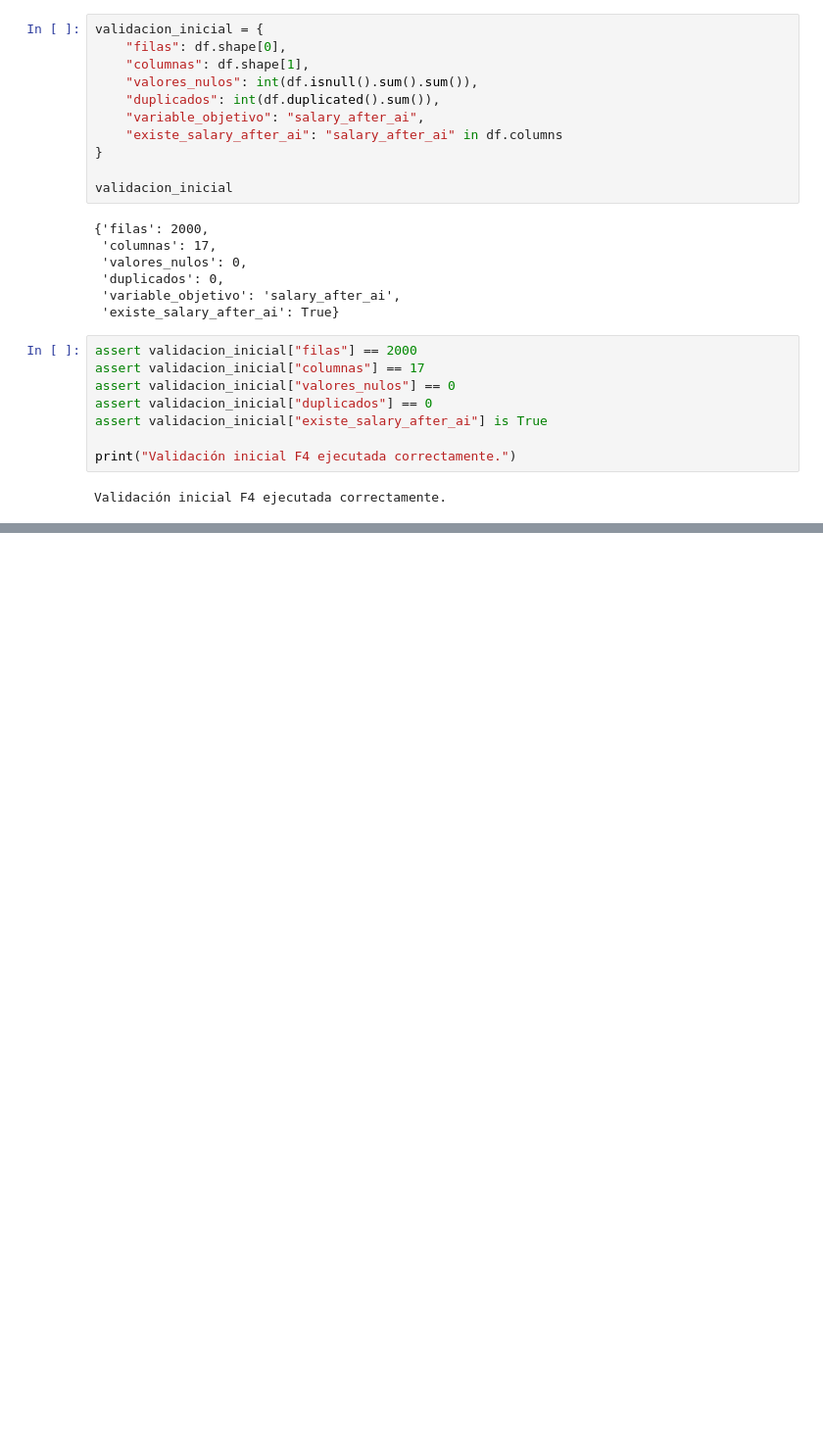
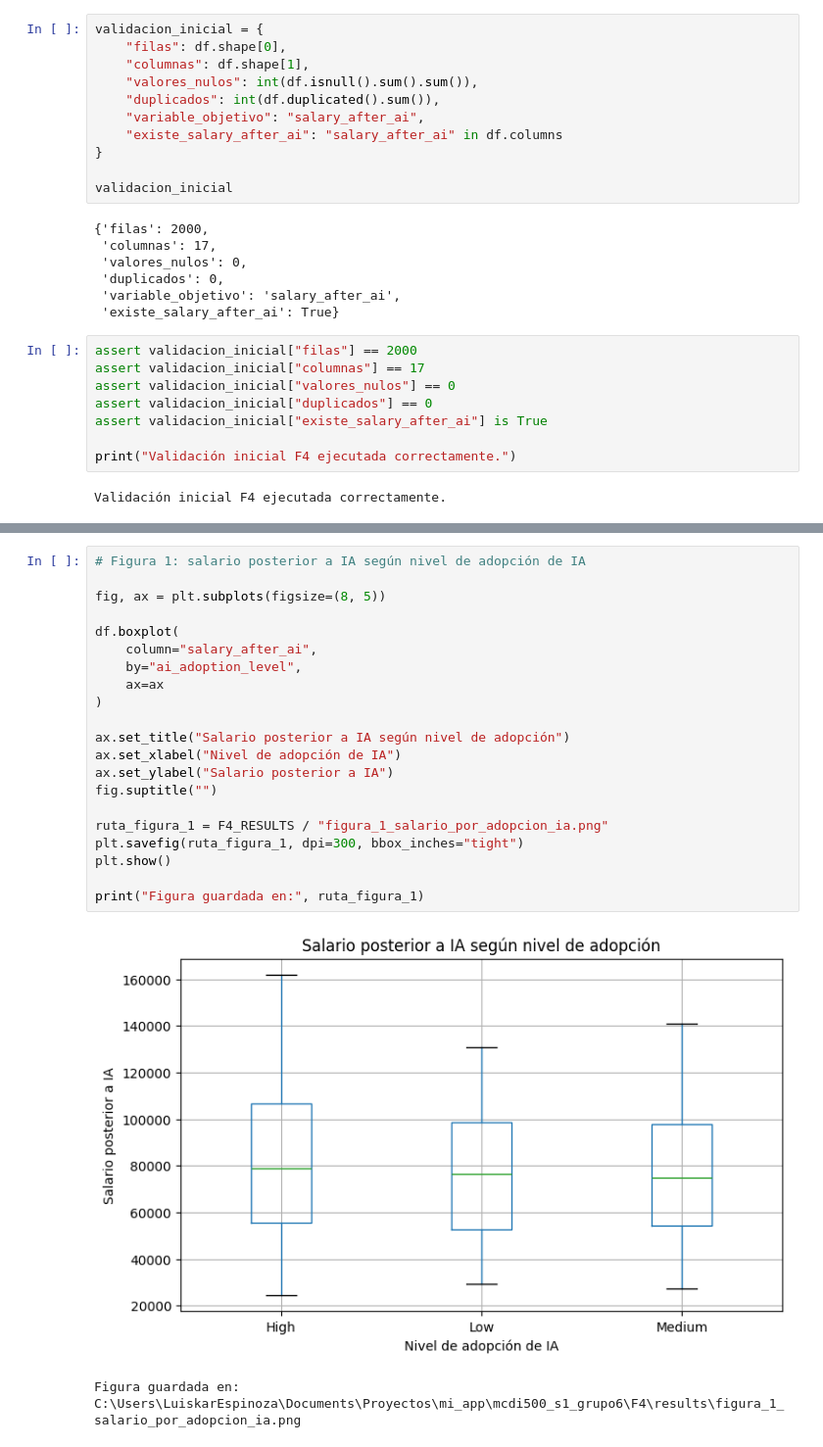
Before and after one commit to Prod1982/mcdi500_s1_grupo6, a Jupyter notebook: F4/notebooks/F4_visualizacion_validacion_cierre.ipynb, the cells around one changed output, grey strips where cells are left out. Shown at 98% size. Drawn from its saved outputs; the diff is of its cells as text; blank space fills up the shorter version.

Commit message:
feat: agrega visualizaciones y hallazgos fase 4

```diff
--- a/F4/notebooks/F4_visualizacion_validacion_cierre.ipynb
+++ b/F4/notebooks/F4_visualizacion_validacion_cierre.ipynb
@@ -83,0 +90,24 @@ Validación inicial F4 ejecutada correctamente.
+# %%
+# Figura 1: salario posterior a IA según nivel de adopción de IA
+
+fig, ax = plt.subplots(figsize=(8, 5))
+
+df.boxplot(
+    column="salary_after_ai",
+    by="ai_adoption_level",
+    ax=ax
+)
+
+ax.set_title("Salario posterior a IA según nivel de adopción")
+ax.set_xlabel("Nivel de adopción de IA")
+ax.set_ylabel("Salario posterior a IA")
+fig.suptitle("")
+
+ruta_figura_1 = F4_RESULTS / "figura_1_salario_por_adopcion_ia.png"
+plt.savefig(ruta_figura_1, dpi=300, bbox_inches="tight")
+plt.show()
+
+print("Figura guardada en:", ruta_figura_1)
+# %% [output]
+[figure, added]
+Figura guardada en: C:\Users\LuiskarEspinoza\Documents\Proyectos\mi_app\mcdi500_s1_grupo6\F4\results\figura_1_salario_por_adopcion_ia.png
```
Also changed, not shown: parts of 7 cells of this notebook, 4 other files.
